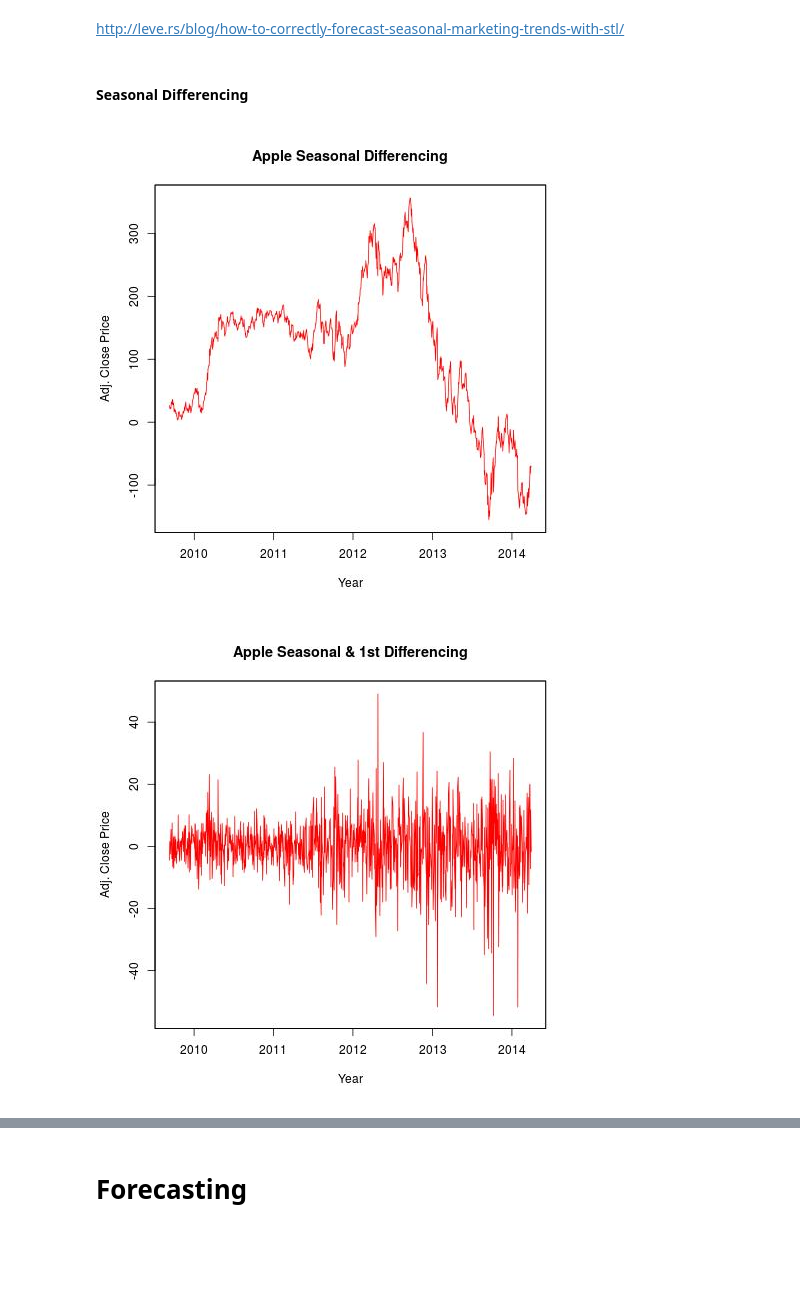
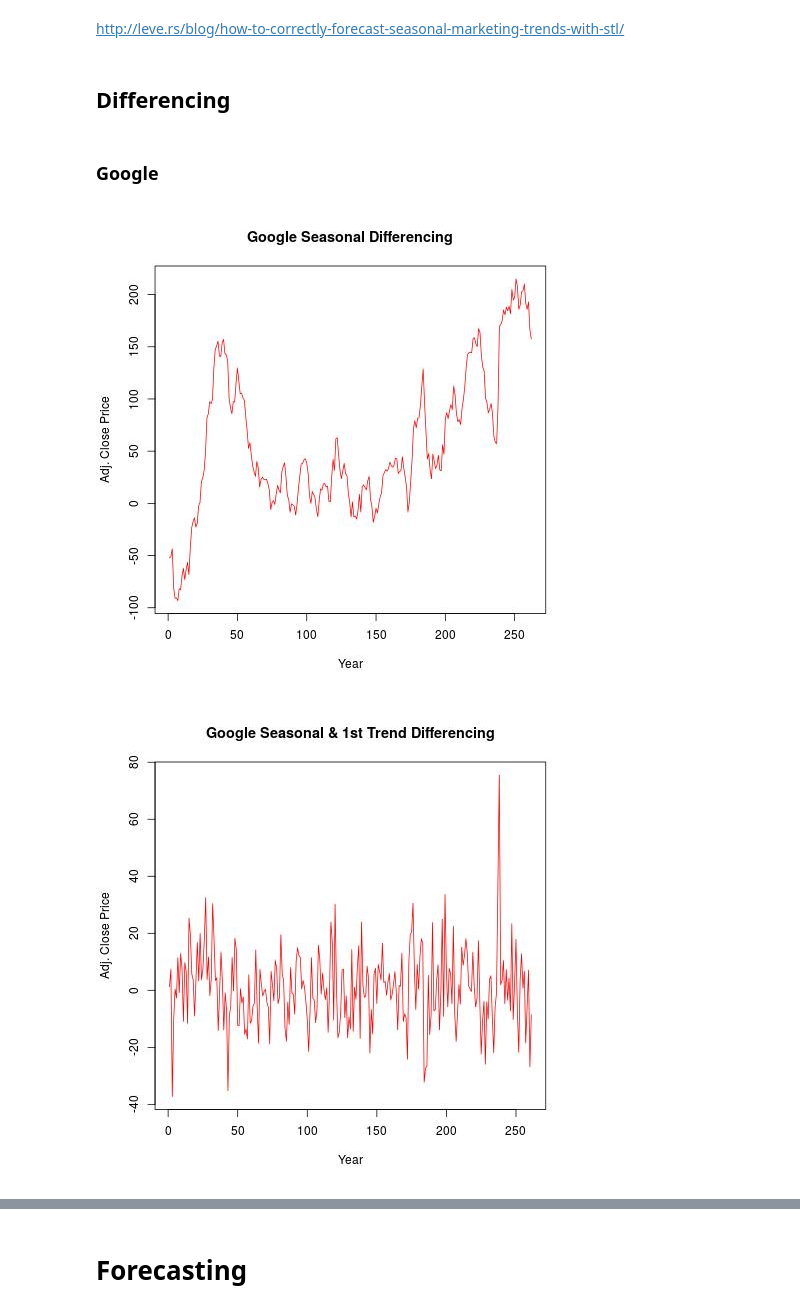
Before and after one commit to linuslin1/INNOVA, a Jupyter notebook: notebooks/NB3_data_analysis.ipynb, the cells around one changed output, grey strips where cells are left out. Drawn from its saved outputs; the diff is of its cells as text; code cells hidden in the pictures; blank space fills up the shorter version.

```diff
--- a/notebooks/NB3_data_analysis.ipynb
+++ b/notebooks/NB3_data_analysis.ipynb
@@ -760,6 +893,8 @@ Image(filename='../visualizations/Apple_Seasonal_Decomp.jpg')
 # %% [markdown]
 http://leve.rs/blog/how-to-correctly-forecast-seasonal-marketing-trends-with-stl/
 # %% [markdown]
-#### Seasonal Differencing
+## Differencing
+# %% [markdown]
+### Google
 # %%
 %%R
@@ -776,11 +911,11 @@ plot(appletrenddiff1, type="l", col="red", xlab="Year", ylab="Adj. Close Price",
 dev.off()
 # %%
 from IPython.display import Image
-Image(filename='../visualizations/Apple_Seasonal_Differencing.jpg')
+Image(filename='../visualizations/Googl_Seasonal_Differencing.jpg')
 # %% [output]
-[figure, old version]
+[figure, new version]
 # %%
 from IPython.display import Image
-Image(filename='../visualizations/Apple_Seasonal_Trend_Differencing.jpg')
+Image(filename='../visualizations/Googl_Seasonal_Trend_Differencing.jpg')
 # %% [output]
-[figure, old version]
+[figure, new version]
```
Also changed, not shown: parts of 98 cells of this notebook.
